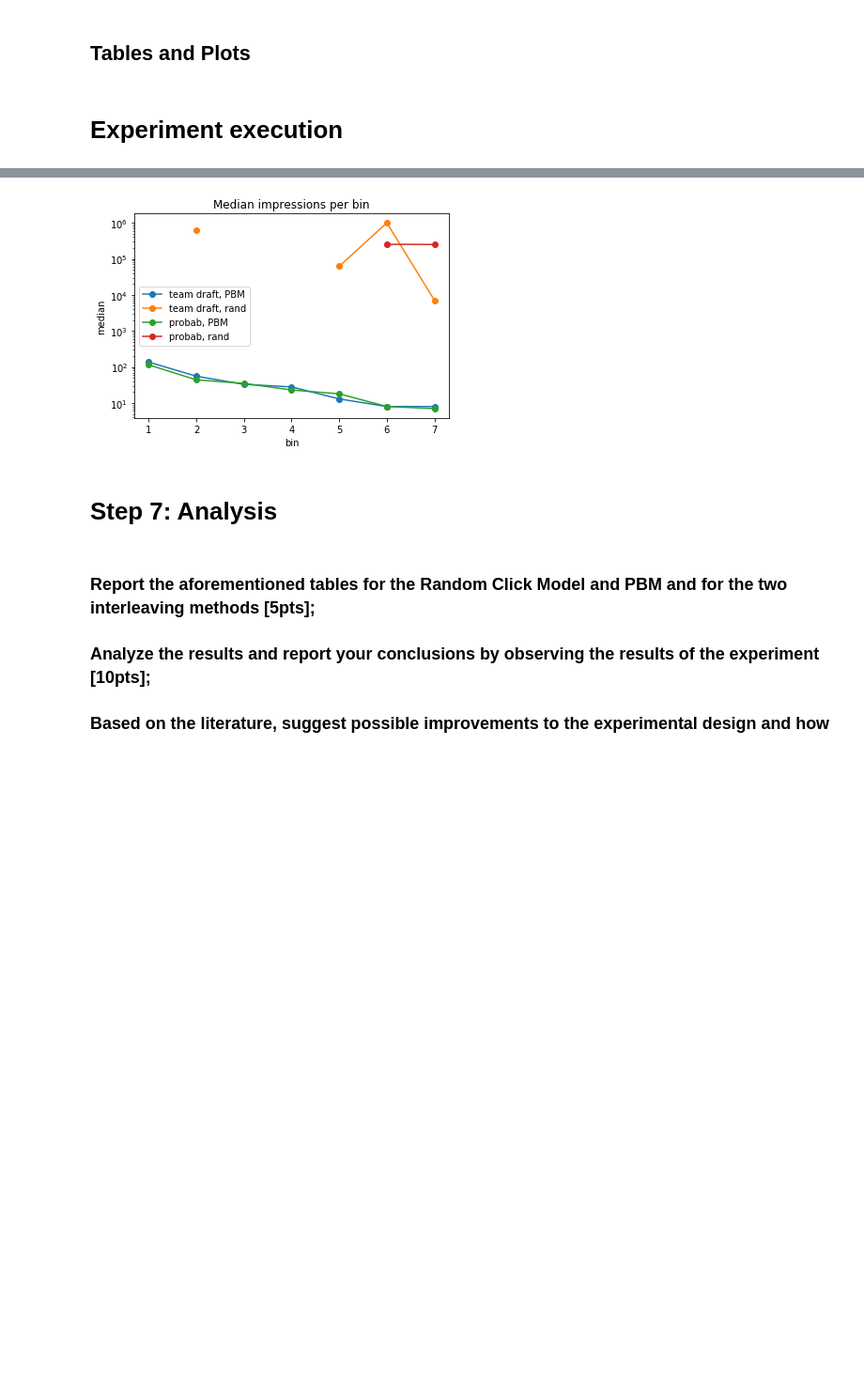
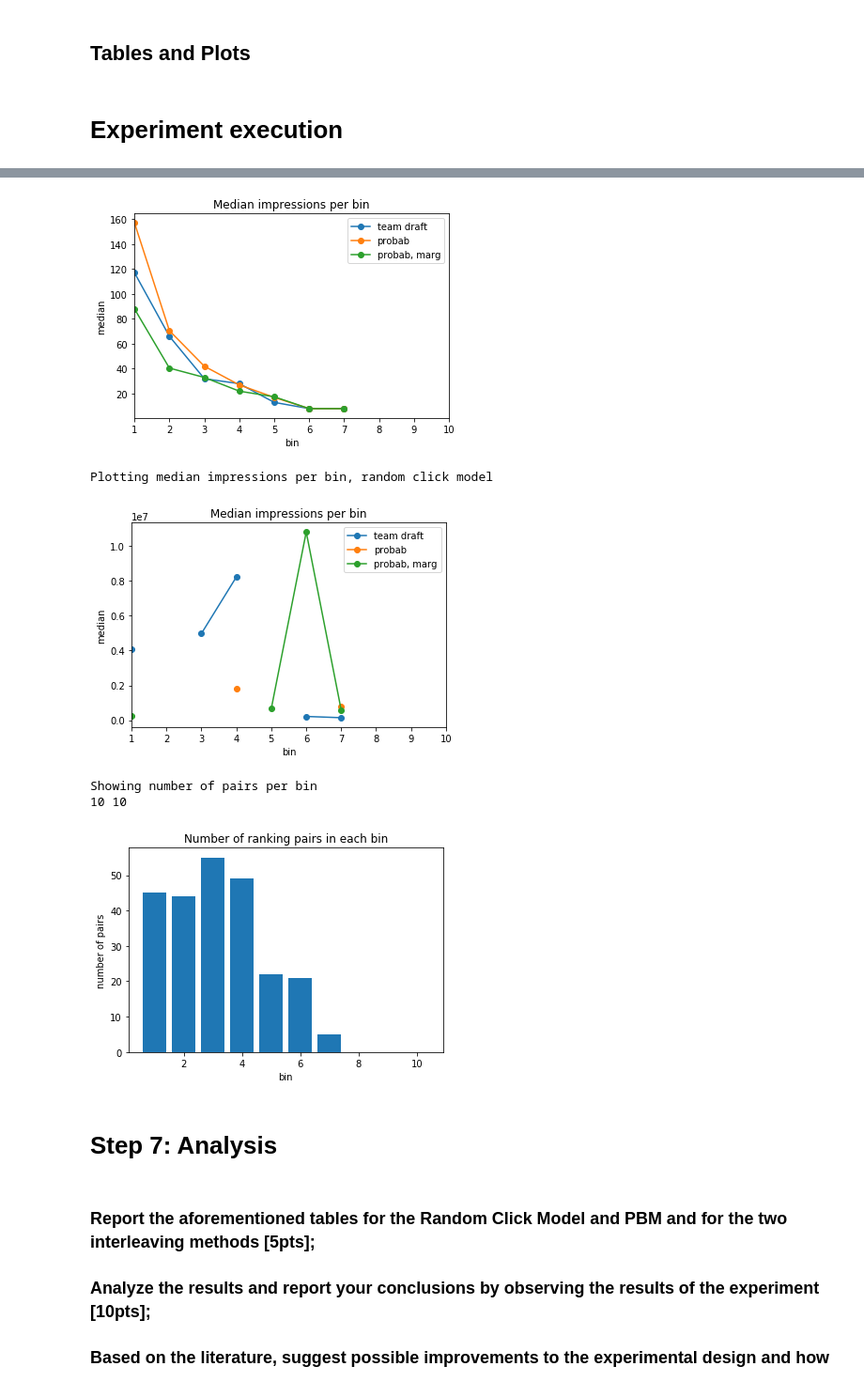
Before and after one commit to ozzypossie/IR_programming_partB, a Jupyter notebook: MyCode.ipynb, the cells around one changed output, grey strips where cells are left out. Shown at 94% size. Saved outputs shown, nothing was run; the diff lists cells and outputs as text; code cells hidden in the pictures; blank space fills up the shorter version.

Commit message:
final experiment, k=10.000

```diff
--- a/MyCode.ipynb
+++ b/MyCode.ipynb
@@ -603,7 +615,7 @@ print("Setting random click model parameter")
 theta = 0.5
 print("\ttheta: {:.3f}\n".format(theta))
 
-k = 500
+k = 10000
 print("Starting online experiments with k={}".format(k))
 
 # Experiment 1: team draft interleaving, position-based click model
@@ -629,7 +641,7 @@ results_td_rn = run_interleaving_experiment(deltaERRs,
                                     alpha, gamma, theta, k)
 
 # Experiment 3: probabilistic interleaving, position-based click model
-estimator = estimate_win_proportion_marginalised
+estimator = estimate_win_proportion
 interleaver = pr_interleave
 clicker = produce_clicks
 print("\nRunning experiment 3: probabilistic interleaving & position-based click model")
@@ -640,11 +652,33 @@ results_pr_pb = run_interleaving_experiment(deltaERRs,
                                     alpha, gamma, theta, k)
 
 # Experiment 4: probabilistic interleaving, random click model
-estimator = estimate_win_proportion_marginalised
+estimator = estimate_win_proportion
 interleaver = pr_interleave
 clicker = produce_clicks_random
 print("\nRunning experiment 4: probabilistic interleaving & random click model")
 results_pr_rn = run_interleaving_experiment(deltaERRs,
+                                    estimator,
+                                    interleaver,
+                                    clicker,
+                                    alpha, gamma, theta, k)
+
+# Experiment 5: marginalised probabilistic interleaving, position-based click model
+estimator = estimate_win_proportion_marginalised
+interleaver = pr_interleave
+clicker = produce_clicks
+print("\nRunning experiment 5: marginalised probabilistic interleaving & position-based click model")
+results_pr_pb_mar = run_interleaving_experiment(deltaERRs,
+                                    estimator,
+                                    interleaver,
+                                    clicker,
+                                    alpha, gamma, theta, k)
+
+# Experiment 6: marginalised probabilistic interleaving, random click model
+estimator = estimate_win_proportion_marginalised
+interleaver = pr_interleave
+clicker = produce_clicks_random
+print("\nRunning experiment 6: marginalised probabilistic interleaving & random click model")
+results_pr_rn_mar = run_interleaving_experiment(deltaERRs,
                                     estimator,
                                     interleaver,
                                     clicker,
@@ -664,8 +698,20 @@ print(results_table(results_pr_pb))
 print("Experiment 4: probabilistic interleaving & random click model")
 print(results_table(results_pr_rn))
 
-print("\nPlotting median impressions per bin")
-plot_medians(results_td_pb, results_td_rn, results_pr_pb, results_pr_rn)
+print("Experiment 5: marginalised probabilistic interleaving & position-based click model")
+print(results_table(results_pr_pb_mar))
+
+print("Experiment 6: marginalised probabilistic interleaving & random click model")
+print(results_table(results_pr_rn_mar))
+
+print("\nPlotting median impressions per bin, position-based click model")
+plot_medians(results_td_pb, results_pr_pb, results_pr_pb_mar)
+
+print("\nPlotting median impressions per bin, random click model")
+plot_medians(results_td_rn, results_pr_rn, results_pr_rn_mar)
+
+print("\nShowing number of pairs per bin")
+plot_pairs_histogram(deltaERRs)
 # %% [output]
 Creating all ranking pairs
         688 pairs created
@@ -687,4 +733,9 @@ Plotting median impressions per bin
-[figure, old version]
+[figure, new version]
+Plotting median impressions per bin, random click model
+[figure, added]
+Showing number of pairs per bin
+10 10
+[figure, added]
 # %% [markdown]
 # Step 7: Analysis
 # %% [markdown]
```
Also changed, not shown: parts of 2 cells of this notebook.
